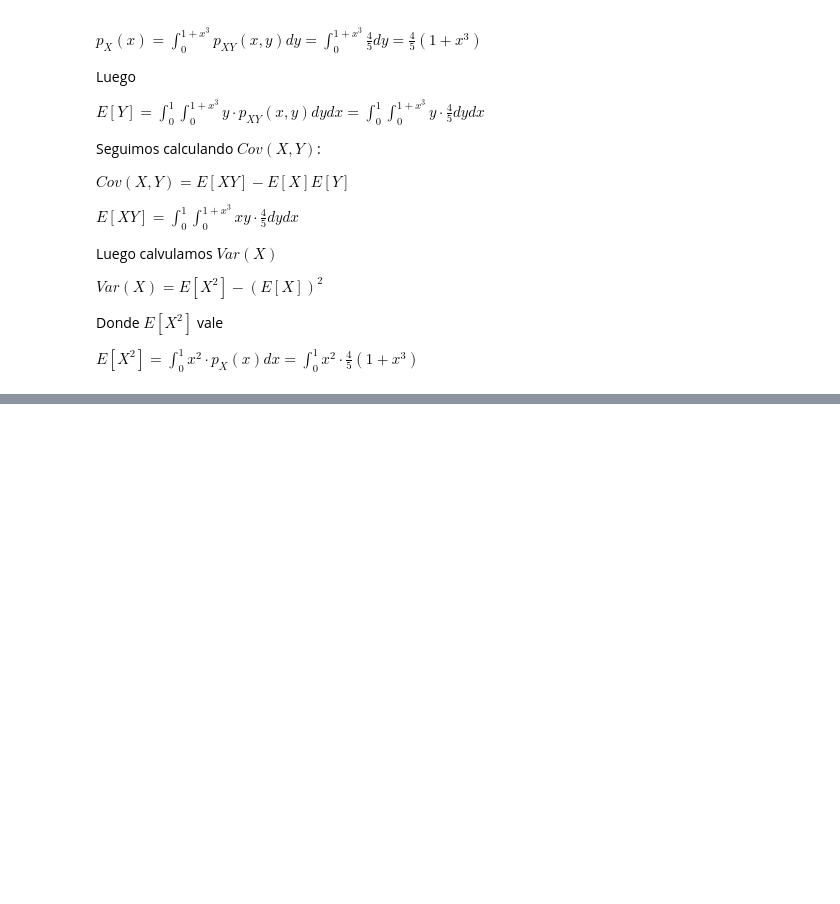
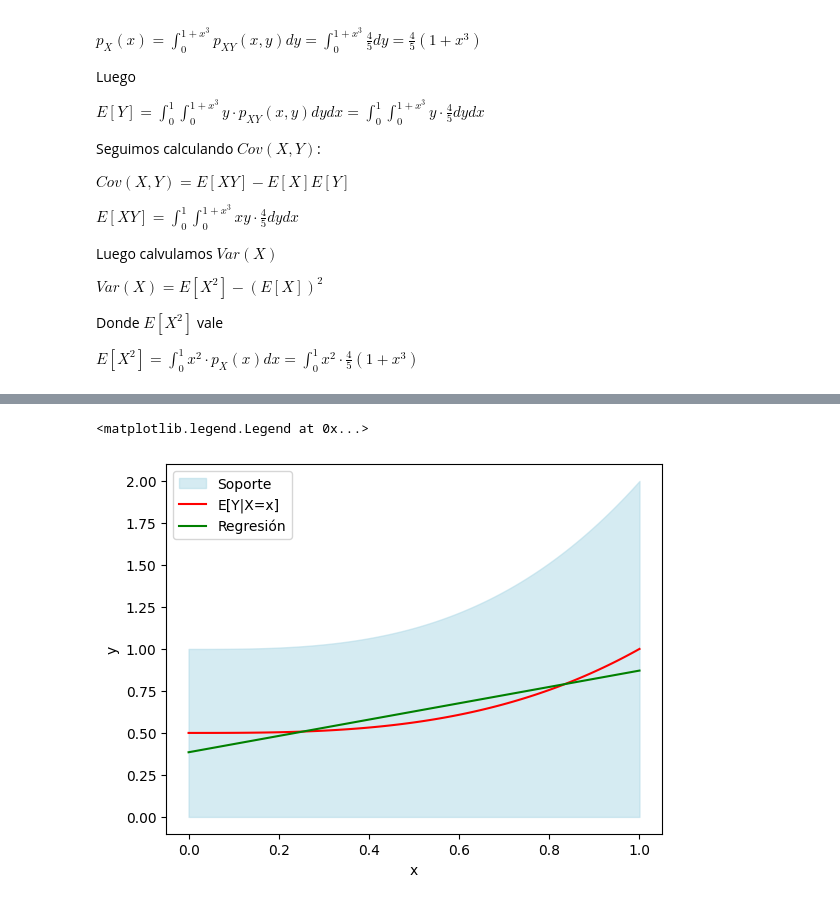
Before and after one commit to joaquinmacia/taller_procesamiento_senales, a Jupyter notebook: guia_1/guia_1.ipynb, the cells around one changed output, grey strips where cells are left out. Drawn from its saved outputs; the diff is of its cells as text; code cells hidden in the pictures; blank space fills up the shorter version.

```diff
--- a/guia_1/guia_1.ipynb
+++ b/guia_1/guia_1.ipynb
@@ -260,0 +236,59 @@ plt.legend()
+# %%
+# En codigo:
+
+# Defino vector X
+x = np.linspace(0, 1, 100)
+
+# Defino soporte y
+y_soporte_max = 1 + x**3
+y_soporte_min = 0
+
+# Esperanza condicional
+Esp_y_dado_x = (1 + x**3) / 2
+
+# Recta de regresion: para calcular integrales necesito definir las funciones
+
+# Dens marginal de X
+def p_X(x):
+    return (4/5) * (1 + x**3)
+
+# E[X]
+Esp_X, _err1 = quad(lambda x: x * p_X(x), 0, 1)
+
+# E[Y]
+def E_y_dado_x(x):
+    return (1 + x**3) / 2
+Esp_Y, _err2 = quad(lambda x: E_y_dado_x(x) * p_X(x), 0, 1)
+
+# E[X^2]
+Esp_X2, _err3 = quad(lambda x: x**2 * p_X(x), 0, 1)
+
+# Var(X)
+Var_X = Esp_X2 - (Esp_X)**2
+
+# E[XY]
+def E_XY_integral(x):
+    return (4/5) * quad(lambda y: x * y, 0, 1 + x**3)[0]
+
+Esp_XY, _err4 = quad(lambda x: E_XY_integral(x), 0, 1)
+
+#Cov(X,Y)
+Cov_XY = Esp_XY - Esp_X * Esp_Y
+
+# alfa y beta
+
+beta = Cov_XY / Var_X
+alfa = Esp_Y - beta*Esp_X
+
+y_regresion = alfa + beta * x
+
+#Grafico
+plt.fill_between(x,y_soporte_min,y_soporte_max, color="lightblue", alpha=0.5, label="Soporte")
+plt.plot(x, Esp_y_dado_x, color="red", label="E[Y|X=x]")
+plt.plot(x, y_regresion, color="green", label="Regresión")
+plt.xlabel('x')
+plt.ylabel('y')
+plt.legend()
+# %% [output]
+<matplotlib.legend.Legend at 0x...>
+[figure, added]
```
Also changed, not shown: parts of 2 cells of this notebook.
